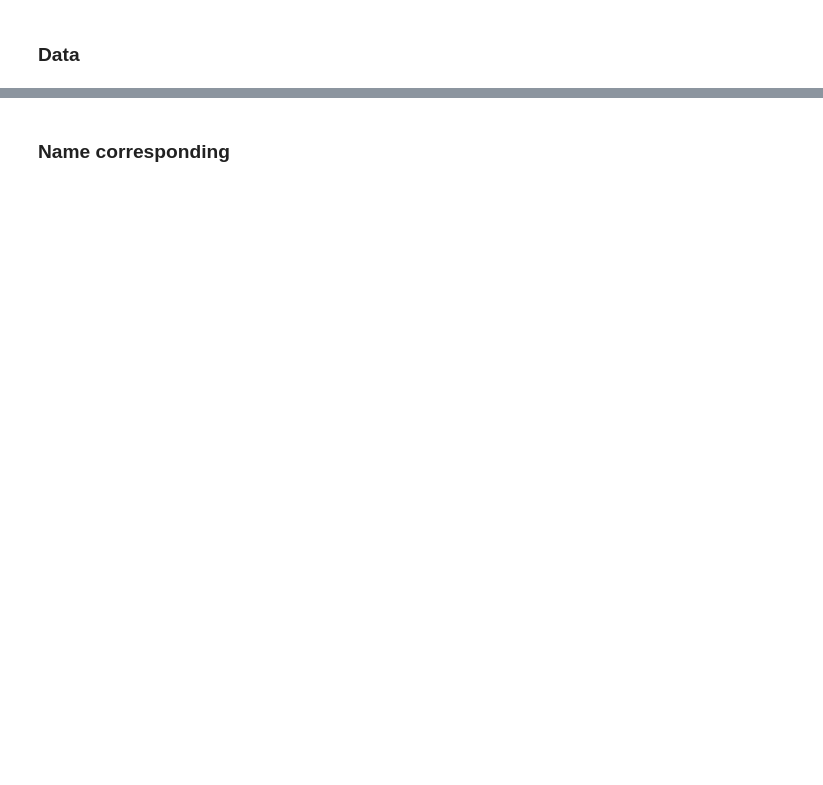
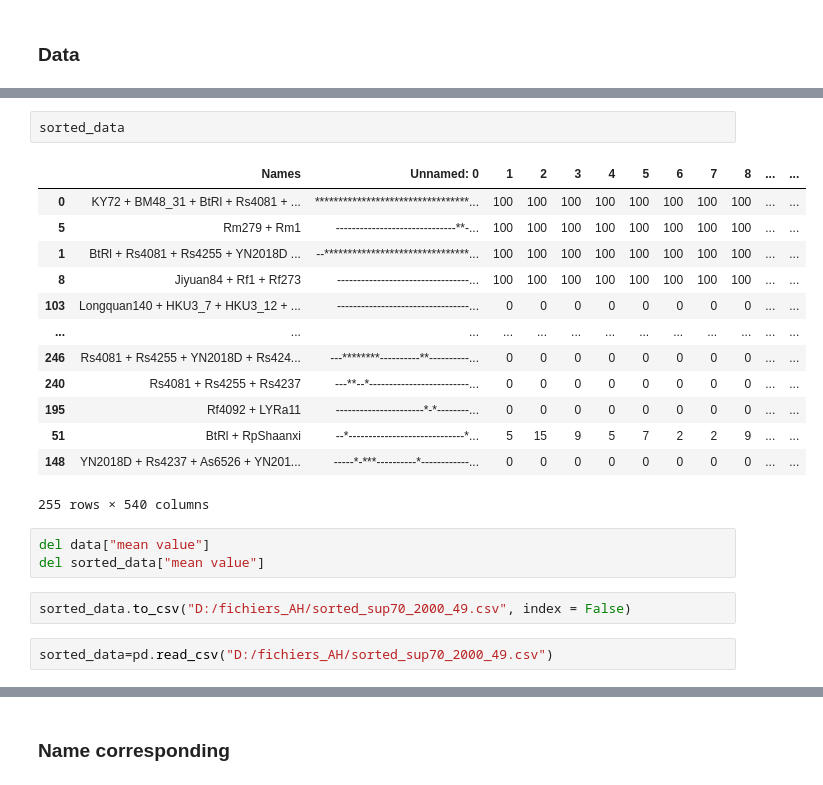
Before and after one commit to OpaleRambaud/GB_barcodes_project, a Jupyter notebook: BBC.ipynb, the cells around one changed output, grey strips where cells are left out. Cells and saved outputs as stored; diff of their text form; blank space fills up the shorter version.

```diff
--- a/BBC.ipynb
+++ b/BBC.ipynb
@@ -29,0 +70,23 @@ data = pd.read_csv('sup50_1000_56.csv') # TO DO : insert the ame of csv file wit
+# %%
+sorted_data
+# %% [output]
+|  | Names | Unnamed: 0 | 1 | 2 | 3 | 4 | 5 | 6 | 7 | 8 | ... | ... |
+| 0 | KY72 + BM48_31 + BtRl + Rs4081 + ... | *********************************... | 100 | 100 | 100 | 100 | 100 | 100 | 100 | 100 | ... | ... |
+| 5 | Rm279 + Rm1 | ------------------------------**-... | 100 | 100 | 100 | 100 | 100 | 100 | 100 | 100 | ... | ... |
+| 1 | BtRl + Rs4081 + Rs4255 + YN2018D ... | --*******************************... | 100 | 100 | 100 | 100 | 100 | 100 | 100 | 100 | ... | ... |
+| 8 | Jiyuan84 + Rf1 + Rf273 | ---------------------------------... | 100 | 100 | 100 | 100 | 100 | 100 | 100 | 100 | ... | ... |
+| 103 | Longquan140 + HKU3_7 + HKU3_12 + ... | ---------------------------------... | 0 | 0 | 0 | 0 | 0 | 0 | 0 | 0 | ... | ... |
+| ... | ... | ... | ... | ... | ... | ... | ... | ... | ... | ... | ... | ... |
+| 246 | Rs4081 + Rs4255 + YN2018D + Rs424... | ---********----------**----------... | 0 | 0 | 0 | 0 | 0 | 0 | 0 | 0 | ... | ... |
+| 240 | Rs4081 + Rs4255 + Rs4237 | ---**--*-------------------------... | 0 | 0 | 0 | 0 | 0 | 0 | 0 | 0 | ... | ... |
+| 195 | Rf4092 + LYRa11 | ----------------------*-*--------... | 0 | 0 | 0 | 0 | 0 | 0 | 0 | 0 | ... | ... |
+| 51 | BtRl + RpShaanxi | --*-----------------------------*... | 5 | 15 | 9 | 5 | 7 | 2 | 2 | 9 | ... | ... |
+| 148 | YN2018D + Rs4237 + As6526 + YN201... | -----*-***----------*------------... | 0 | 0 | 0 | 0 | 0 | 0 | 0 | 0 | ... | ... |
+255 rows × 540 columns
+# %%
+del data["mean value"]
+del sorted_data["mean value"]
+# %%
+sorted_data.to_csv("D:/fichiers_AH/sorted_sup70_2000_49.csv", index = False)
+# %%
+sorted_data=pd.read_csv("D:/fichiers_AH/sorted_sup70_2000_49.csv")
```
Also changed, not shown: parts of 15 cells of this notebook.
